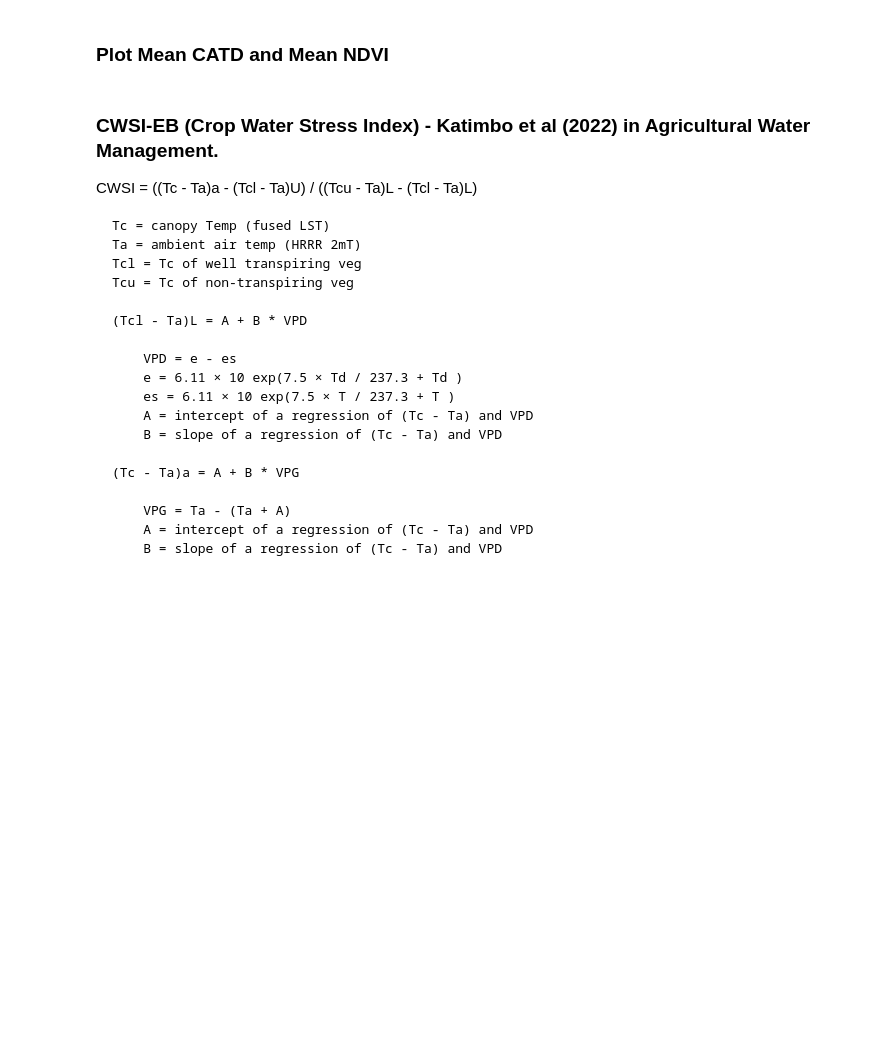
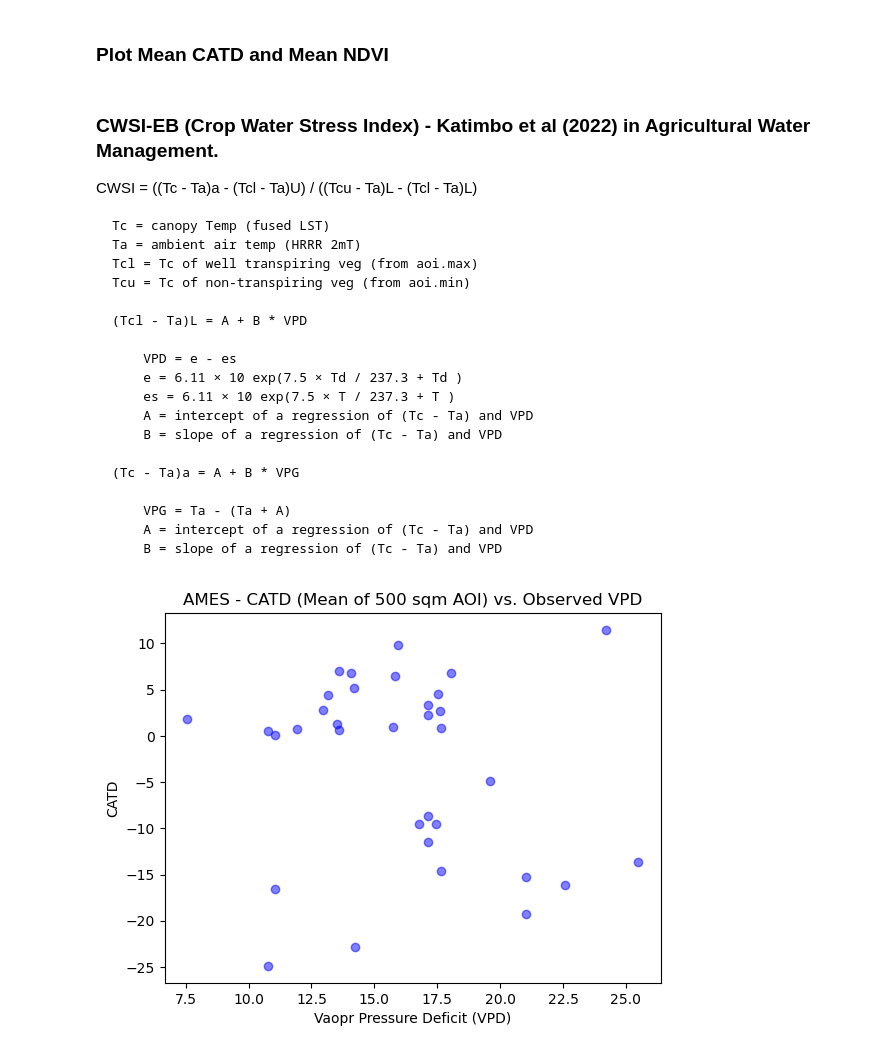
Before and after one commit to eculler/lst-crop-stress-capstone, a Jupyter notebook: exploratory/lst-point-area-comparison-tcruicks.ipynb, the cells around one changed output. Drawn from its saved outputs; the diff is of its cells as text; code cells hidden in the pictures; blank space fills up the shorter version.

```diff
--- a/exploratory/lst-point-area-comparison-tcruicks.ipynb
+++ b/exploratory/lst-point-area-comparison-tcruicks.ipynb
@@ -405,3 +440,18 @@ hrrr_df.index = hrrr_df.index.strftime('%Y-%m-%d')
+# %%
+station = 'KAMW'
+obs_df = get_synoptic_obs(station)
+
+# Create df with a complete list of dates.
+days = pd.date_range(start, end)
+dates_df = pd.DataFrame({'time': days})
+dates_df['time'] = pd.to_datetime(dates_df.time)
+dates_df.set_index('time', inplace=True)
+# Change date format to be consistent.
+dates_df.index = dates_df.index.strftime('%Y-%m-%d')
+
+met_obs_df = pd.merge(
+    dates_df, obs_df,
+    left_index=True, right_index=True, how = 'outer')
 # %% [markdown]
 ### Now, we'll calculate CATD using the LST and 2-m Temperature.
 # %%
@@ -495,8 +545,8 @@ CWSI = ((Tc - Ta)a - (Tcl - Ta)U) / ((Tcu - Ta)L - (Tcl - Ta)L)
 
     Tc = canopy Temp (fused LST)
     Ta = ambient air temp (HRRR 2mT)
-    Tcl = Tc of well transpiring veg
-    Tcu = Tc of non-transpiring veg
+    Tcl = Tc of well transpiring veg (from aoi.max)
+    Tcu = Tc of non-transpiring veg (from aoi.min)
 
     (Tcl - Ta)L = A + B * VPD
 
@@ -519,0 +591,19 @@ t_cu = lst_aoi_da.min()
+# %%
+# t_air = hrrr_df['t2m']
+# t_d = hrrr_td_df['d2m']
+
+e = 6.11 * 10 ** ((7.5 * (met_obs_df['dew_point_temperature'])) / (237.3 + (met_obs_df['dew_point_temperature'])))
+es = 6.11 * 10 ** ((7.5 * (met_obs_df['air_temp'])) / (237.3 + (met_obs_df['air_temp'])))
+vpd = es - e
+
+c_lst_df = lst_df['starfm_lst'] - 273.15
+
+catd_obs_df = c_lst_df.sub(met_obs_df['air_temp'])
+
+plt.scatter(vpd['2020-07-01':'2020-08-30'], catd_obs_df['2020-07-01':'2020-08-30'], c='blue', alpha=0.5)
+plt.xlabel('Vaopr Pressure Deficit (VPD)')
+plt.ylabel('CATD')
+plt.title('AMES - CATD (Mean of 500 sqm AOI) vs. Observed VPD')
+plt.show()
+# %% [output]
+[figure, added]
```
Also changed, not shown: parts of 11 cells of this notebook.
